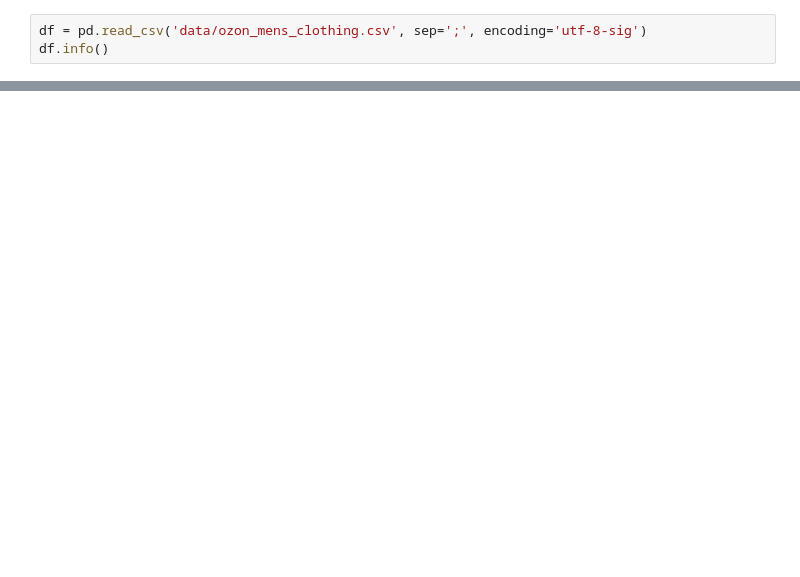
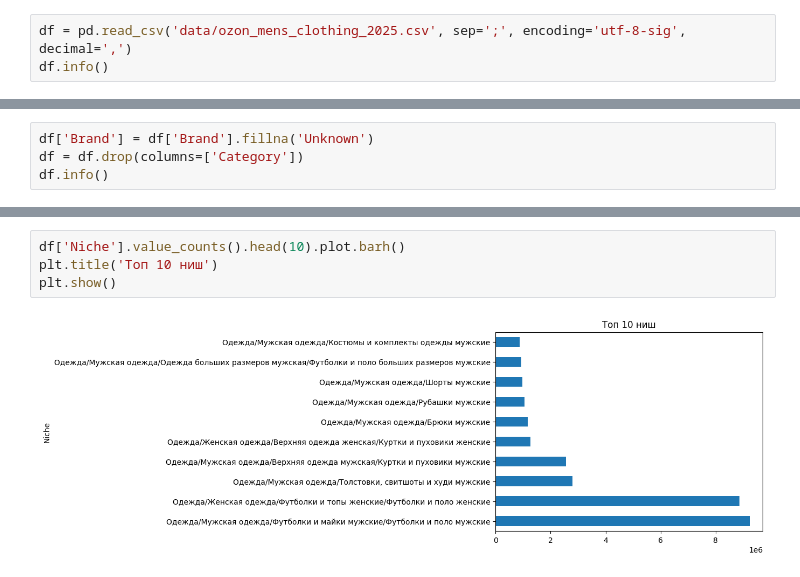
Before and after one commit to VladislavKostylev/GP5, a Jupyter notebook: GroupProject5.ipynb, the cells around one changed output, grey strips where cells are left out. Saved outputs shown, nothing was run; the diff lists cells and outputs as text; blank space fills up the shorter version.

```diff
--- a/GroupProject5.ipynb
+++ b/GroupProject5.ipynb
@@ -41,4 +36,4 @@ PosixPath('/Users/vlad-kostylev/Documents/GP5/data/raw/Ozon_-_Категории
 # %%
-df = pd.read_csv('data/ozon_mens_clothing.csv', sep=';', encoding='utf-8-sig')
+df = pd.read_csv('data/ozon_mens_clothing_2025.csv', sep=';', encoding='utf-8-sig', decimal=',')
 df.info()
 # %% [output]
@@ -50,0 +91,4 @@ df.info()
+# %%
+df['Brand'] = df['Brand'].fillna('Unknown')
+df = df.drop(columns=['Category'])
+df.info()
@@ -50,0 +152,6 @@ df.info()
+# %%
+df['Niche'].value_counts().head(10).plot.barh()
+plt.title('Топ 10 ниш')
+plt.show()
+# %% [output]
+[figure, added]
```
Also changed, not shown: parts of 13 cells of this notebook.
